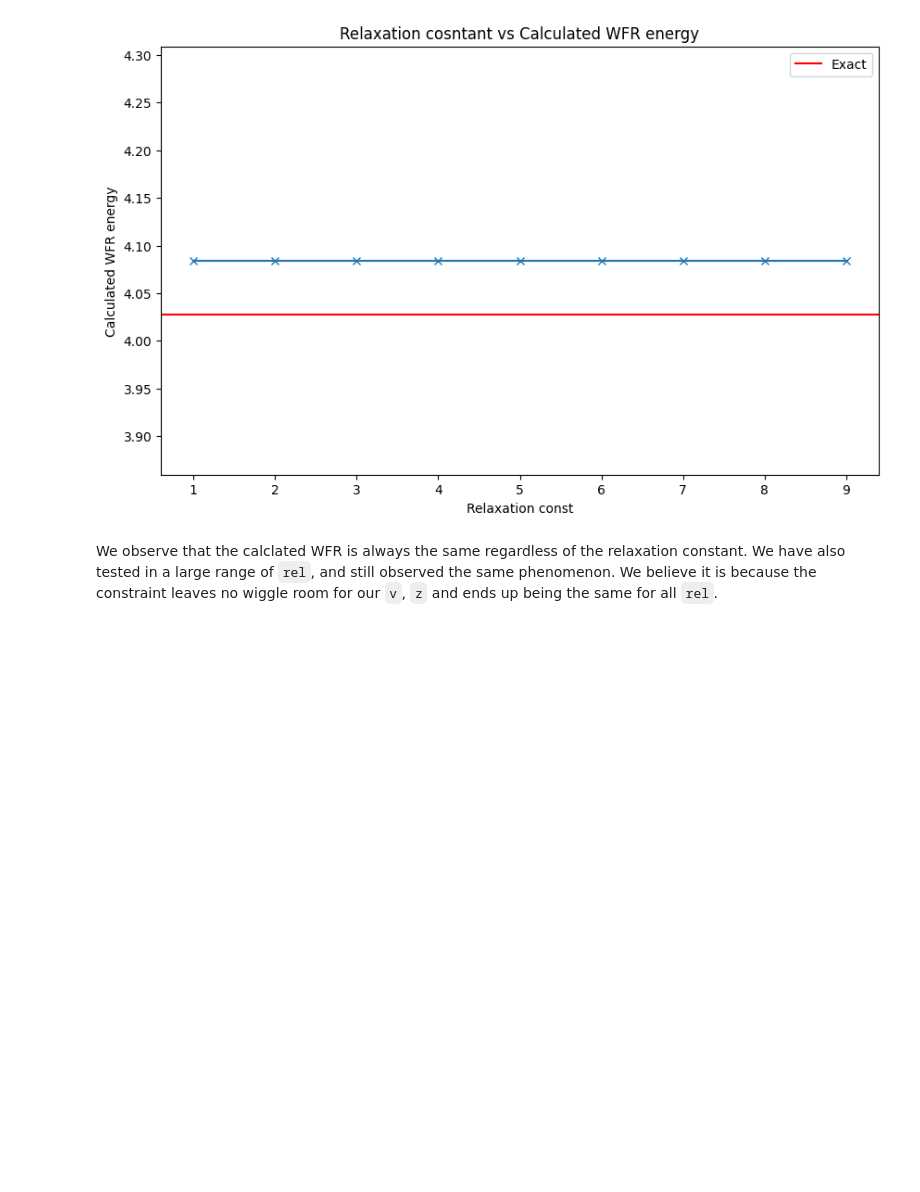
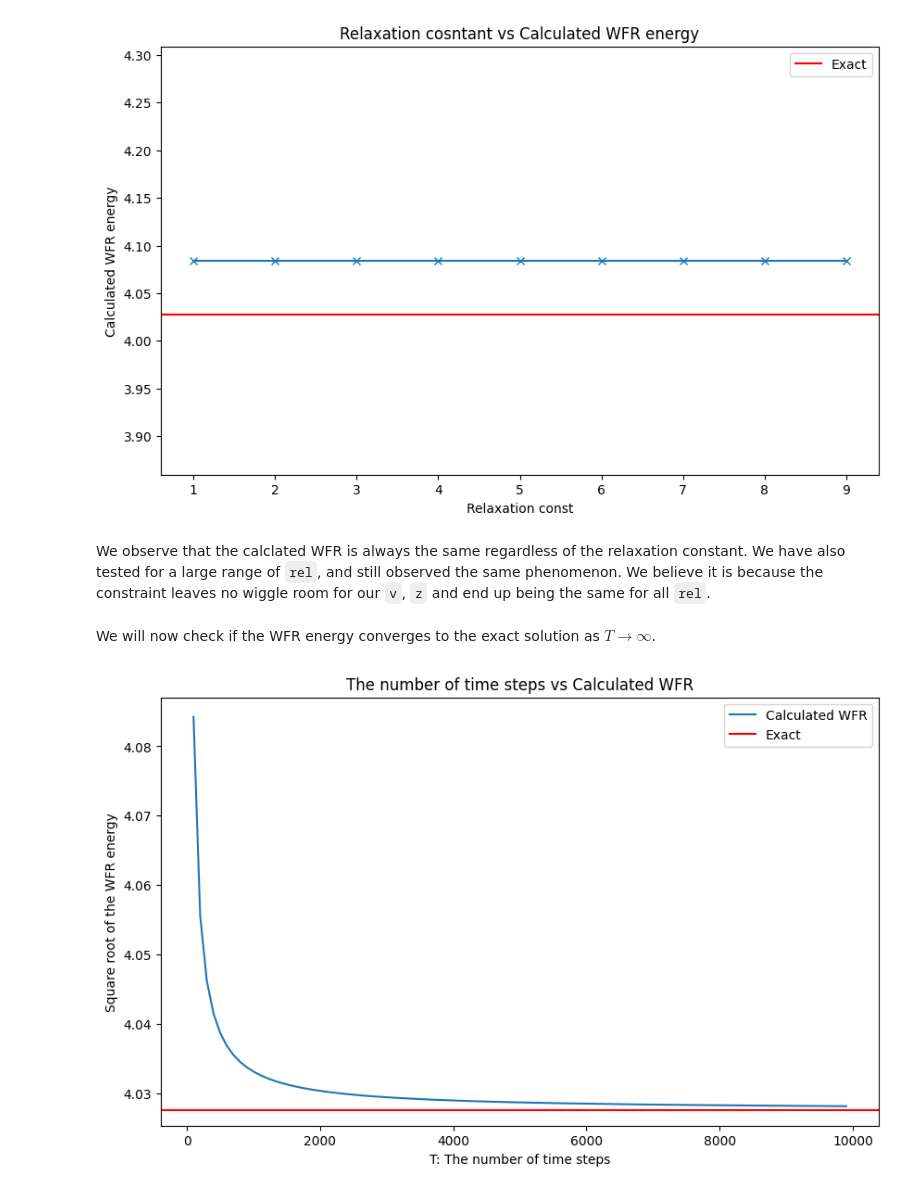
Before and after one commit to mao1756/pdot, a Jupyter notebook: exploratory/wfr_unconstrained_test.ipynb, the cells around one changed output. Drawn from its saved outputs; the diff is of its cells as text; code cells hidden in the pictures; blank space fills up the shorter version.

```diff
--- a/exploratory/wfr_unconstrained_test.ipynb
+++ b/exploratory/wfr_unconstrained_test.ipynb
@@ -352,4 +388,46 @@ plt.show()
 # %% [output]
 [figure]
 # %% [markdown]
-We observe that the calclated WFR is always the same regardless of the relaxation constant. We have also tested in a large range of `rel`, and still observed the same phenomenon. We believe it is because the constraint leaves no wiggle room for our `v`, `z` and ends up being the same for all `rel`.
+We observe that the calclated WFR is always the same regardless of the relaxation constant. We have also tested for a large range of `rel`, and still observed the same phenomenon. We believe it is because the constraint leaves no wiggle room for our `v`, `z` and end up being the same for all `rel`.
+# %% [markdown]
+We will now check if the WFR energy converges to the exact solution as $T\to \infty$.
+# %%
+wfrs = []
+Ts = list(range(100,10000, 100))
+
+for T in Ts:
+    N = 10
+    p1 = np.ones(N)
+    p2 = 4*np.ones(N)
+
+    t = np.linspace(0, 1, T+1)
+    H = np.ones((T+1, N))
+    F = 6*np.sin((5*np.pi/6)*t)+1
+
+    wfr, p, v, z = wfr_grid_scipy(p1, p2, delta=1, rel=1, T=T, H=H, F=F)
+    wfrs.append(wfr)
+# Plotting
+plt.figure(figsize=(10, 6))
+
+plt.plot(Ts, wfrs, label = 'Calculated WFR')
+plt.yscale('log')
+plt.axhline(y=4.0275581885737655, color='r', linestyle='-', label = 'Exact')
+
+plt.xlabel('T: The number of time steps')
+plt.ylabel('Square root of the WFR energy')
+plt.title('The number of time steps vs Calculated WFR')
+plt.legend()
+plt.show()
+#19 min for all steps, 24.7 sec for T=10000, N=10
+# %%
+plt.figure(figsize=(10, 6))
+
+plt.plot(Ts, wfrs, label = 'Calculated WFR')
+plt.axhline(y=4.0275581885737655, color='r', linestyle='-', label = 'Exact')
+plt.xlabel('T: The number of time steps')
+plt.ylabel('Square root of the WFR energy')
+plt.title('The number of time steps vs Calculated WFR')
+plt.legend()
+plt.show()
+# %% [output]
+[figure, added]
```
Also changed, not shown: parts of 23 cells of this notebook, 1 other file.
